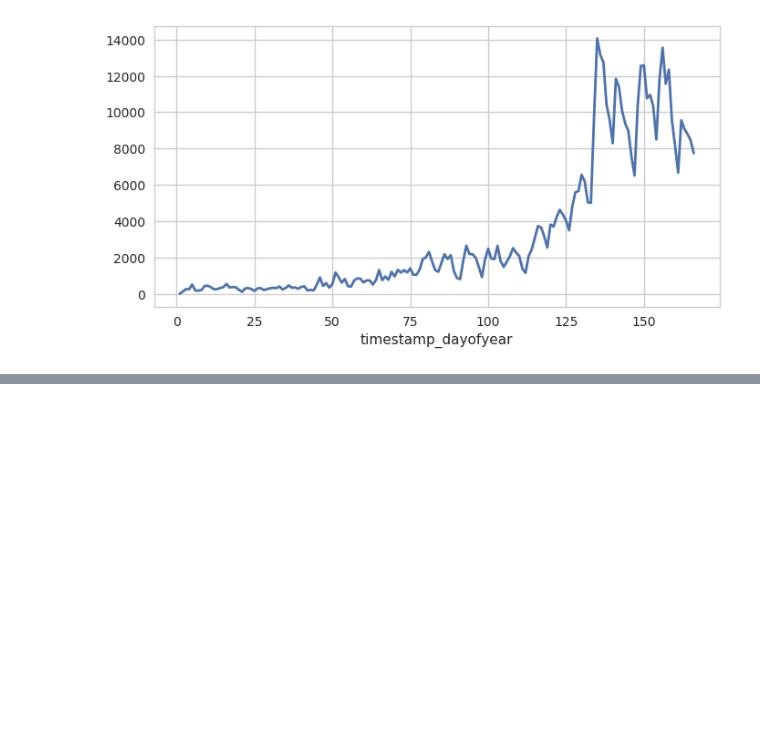
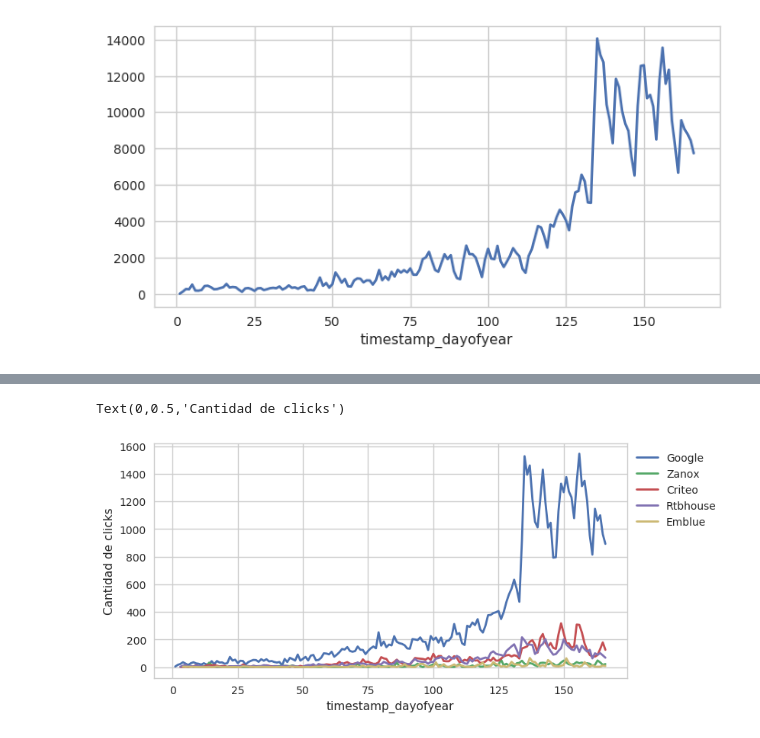
Before and after one commit to sebalogue/tp1-datos, a Jupyter notebook: src/SantiagoMariani/santiagomariani.ipynb, the cells around one changed output, grey strips where cells are left out. Saved outputs shown, nothing was run; the diff lists cells and outputs as text; code cells hidden in the pictures; blank space fills up the shorter version.

```diff
--- a/src/SantiagoMariani/santiagomariani.ipynb
+++ b/src/SantiagoMariani/santiagomariani.ipynb
@@ -566,0 +556,18 @@ Index(['timestamp', 'event', 'person', 'model', 'timestamp_datetime',
+# %%
+# Clicks por dia de las 5 campañas publicitarias mas populares (con mas clicks).
+(ad_campaign_hit.loc[ad_campaign_hit['campaign_source'] == 'google']).groupby('timestamp_dayofyear')\
+                .count().loc[:,'event'].plot(linewidth=2,figsize=(8,4),label = 'Google')
+(ad_campaign_hit.loc[ad_campaign_hit['campaign_source'] == 'zanox']).groupby('timestamp_dayofyear')\
+                .count().loc[:,'event'].plot(linewidth=2,figsize=(8,4), label = 'Zanox')
+(ad_campaign_hit.loc[ad_campaign_hit['campaign_source'] == 'criteo']).groupby('timestamp_dayofyear')\
+                .count().loc[:,'event'].plot(linewidth=2,figsize=(8,4), label = 'Criteo')
+(ad_campaign_hit.loc[ad_campaign_hit['campaign_source'] == 'rtbhouse']).groupby('timestamp_dayofyear')\
+                .count().loc[:,'event'].plot(linewidth=2,figsize=(8,4), label = 'Rtbhouse')
+(ad_campaign_hit.loc[ad_campaign_hit['campaign_source'] == 'emblue']).groupby('timestamp_dayofyear')\
+                .count().loc[:,'event'].plot(linewidth=2,figsize=(8,4), label = 'Emblue')
+
+plt.legend(loc='upper left', bbox_to_anchor=(1,1), ncol=1)
+plt.ylabel('Cantidad de clicks')
+# %% [output]
+Text(0,0.5,'Cantidad de clicks')
+[figure, added]
```
Also changed, not shown: parts of 38 cells of this notebook.
